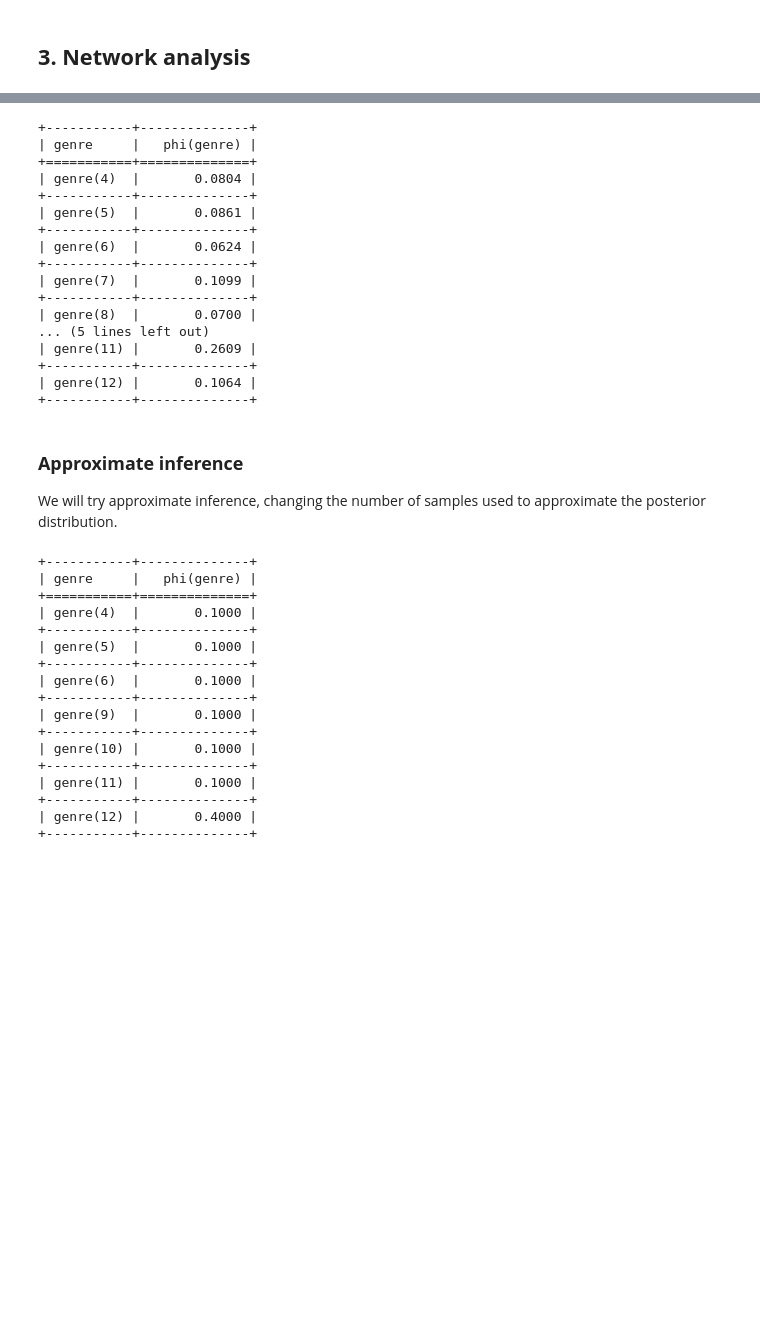
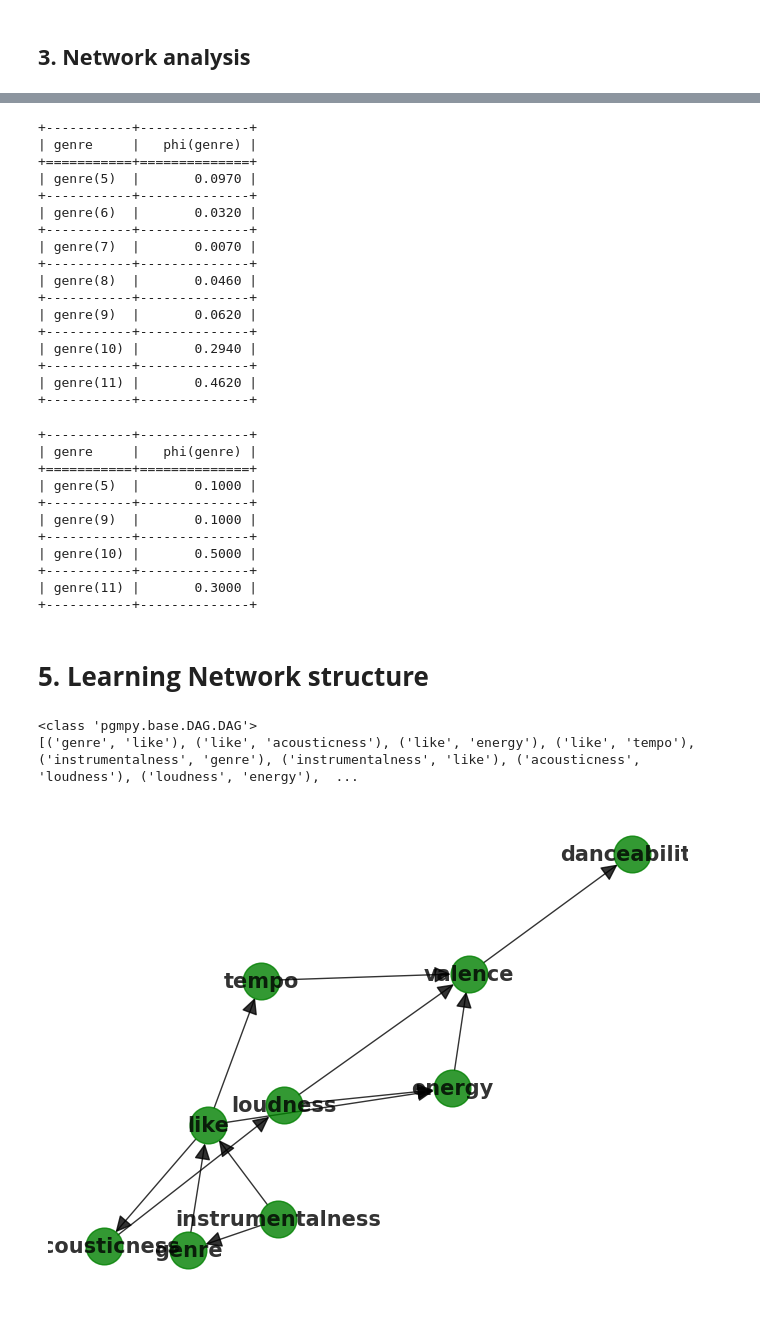
Before and after one commit to danielenapo/Bayesify, a Jupyter notebook: Bayesify.ipynb, the cells around one changed output, grey strips where cells are left out. Cells and saved outputs as stored; diff of their text form; code cells hidden in the pictures; blank space fills up the shorter version.

```diff
--- a/Bayesify.ipynb
+++ b/Bayesify.ipynb
@@ -83,9 +86,10 @@ Text(0.5, 1.0, 'plot for dislikes')
 The model topology was made from the domain knowledge (given by the features description), the correlation analysis, and via trial and error
 # %%
 from pgmpy.models import BayesianNetwork
-custom_model1 = BayesianNetwork([('loudness', 'energy'), ('tempo', 'energy'),
-                                ('energy', 'valence'), ('danceability', 'valence'),
-                              ('valence', 'like'), ('acousticness', 'like'),('instrumentalness', 'like'), ('genre', 'like')])
+from pgmpy.base import DAG
+custom_dag=DAG([('genre', 'like'), #("valence", "like"),
+                                ("instrumentalness", "genre"), ("acousticness", "loudness"), ("loudness", "energy"), ("energy", "valence"),
+                               ("tempo", "danceability"), ("loudness", "genre"), ("danceability", "valence")])
 custom_model = BayesianNetwork([('genre', 'like'), #("valence", "like"),
                                 ("instrumentalness", "genre"), ("acousticness", "loudness"), ("loudness", "energy"), ("energy", "valence"),
                                ("tempo", "danceability"), ("loudness", "genre"), ("danceability", "valence")])
@@ -172,48 +222,61 @@ print(q)
 # %%
-infer=BeliefPropagation(custom_model)
-q = infer.query(variables=['genre'], evidence={"like":1}, show_progress=True)
+infer=ApproxInference(custom_model)
+
+q = infer.query(variables=['genre'], evidence={"like":1}, show_progress=True, n_samples=1000)
 print(q)
 # %% [output]
 +-----------+--------------+
 | genre     |   phi(genre) |
 +===========+==============+
-| genre(4)  |       0.0804 |
+| genre(5)  |       0.0970 |
 +-----------+--------------+
-| genre(5)  |       0.0861 |
+| genre(6)  |       0.0320 |
 +-----------+--------------+
-| genre(6)  |       0.0624 |
+| genre(7)  |       0.0070 |
 +-----------+--------------+
-| genre(7)  |       0.1099 |
+| genre(8)  |       0.0460 |
 +-----------+--------------+
-| genre(8)  |       0.0700 |
-... (5 lines left out)
-| genre(11) |       0.2609 |
+| genre(9)  |       0.0620 |
 +-----------+--------------+
-| genre(12) |       0.1064 |
+| genre(10) |       0.2940 |
 +-----------+--------------+
+| genre(11) |       0.4620 |
++-----------+--------------+
-# %% [markdown]
-### **Approximate inference**
-We will try approximate inference, changing the number of samples used to approximate the posterior distribution.
 # %%
-n_samples=10
 infer=ApproxInference(custom_model)
-q = infer.query(variables=['genre'], evidence={"like":1}, show_progress=True, n_samples=n_samples)
+
+q = infer.query(variables=['genre'], evidence={"like":1}, show_progress=True, n_samples=10)
 print(q)
 # %% [output]
 +-----------+--------------+
 | genre     |   phi(genre) |
 +===========+==============+
-| genre(4)  |       0.1000 |
-+-----------+--------------+
 | genre(5)  |       0.1000 |
-+-----------+--------------+
-| genre(6)  |       0.1000 |
 +-----------+--------------+
 | genre(9)  |       0.1000 |
 +-----------+--------------+
-| genre(10) |       0.1000 |
+| genre(10) |       0.5000 |
 +-----------+--------------+
-| genre(11) |       0.1000 |
+| genre(11) |       0.3000 |
 +-----------+--------------+
-| genre(12) |       0.4000 |
-+-----------+--------------+
+# %% [markdown]
+# <b>5. Learning Network structure</b>
+# %%
+from pgmpy.estimators import HillClimbSearch
+from pgmpy.estimators import BicScore
+from pgmpy.estimators import K2Score
+from pgmpy.estimators import BDeuScore
+#create dag instance from custom_model
+
+#hill climb search
+hc = HillClimbSearch(data)
+best_model = hc.estimate(scoring_method=BDeuScore(data), show_progress=True, start_dag=custom_dag)
+print(type(best_model))
+print(best_model.edges())
+# %% [output]
+<class 'pgmpy.base.DAG.DAG'>
+[('genre', 'like'), ('like', 'acousticness'), ('like', 'energy'), ('like', 'tempo'), ('instrumentalness', 'genre'), ('instrumentalness', 'like'), ('acousticness', 'loudness'), ('loudness', 'energy'),  ...
+# %%
+print_network(best_model)
+# %% [output]
+[figure, added]
```
Also changed, not shown: parts of 21 cells of this notebook, 2 other files.
